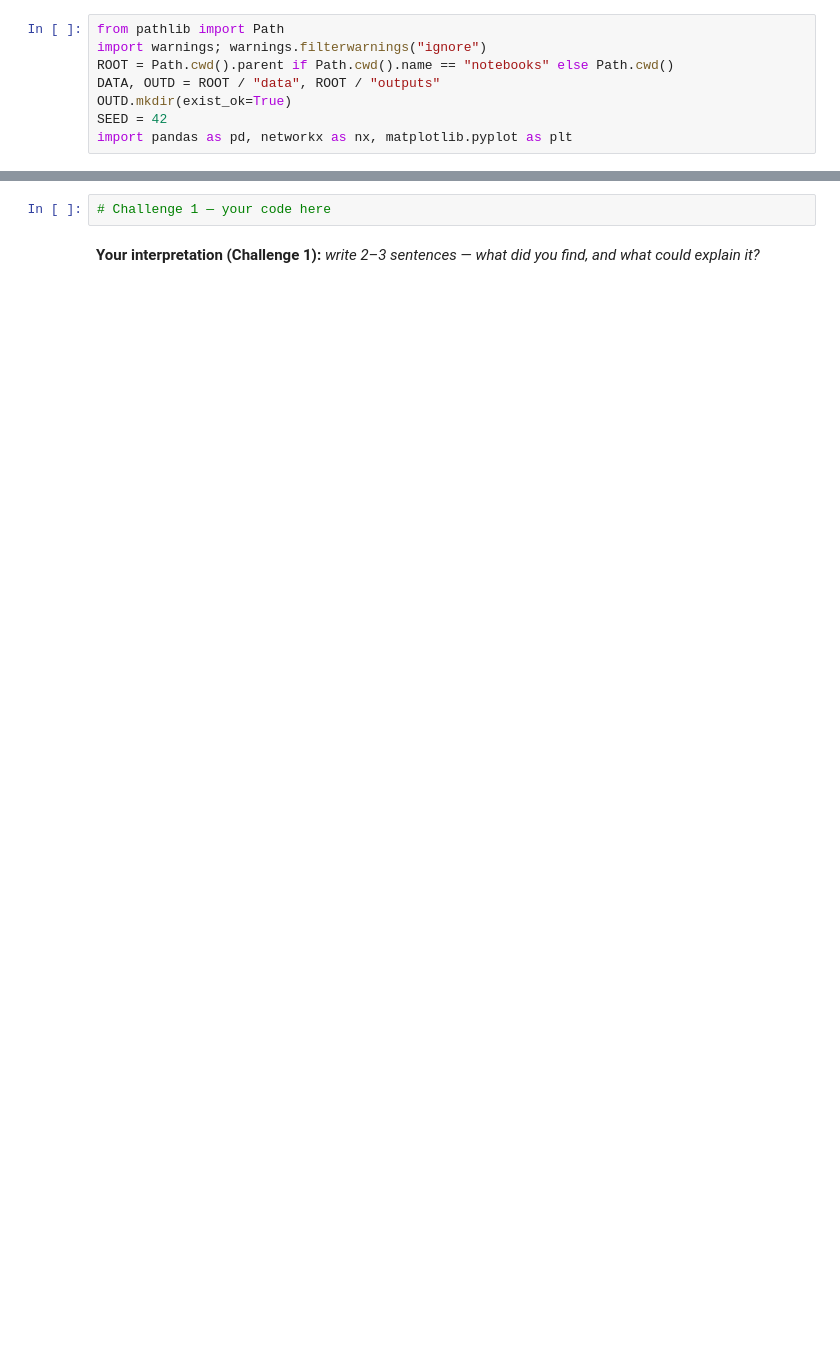
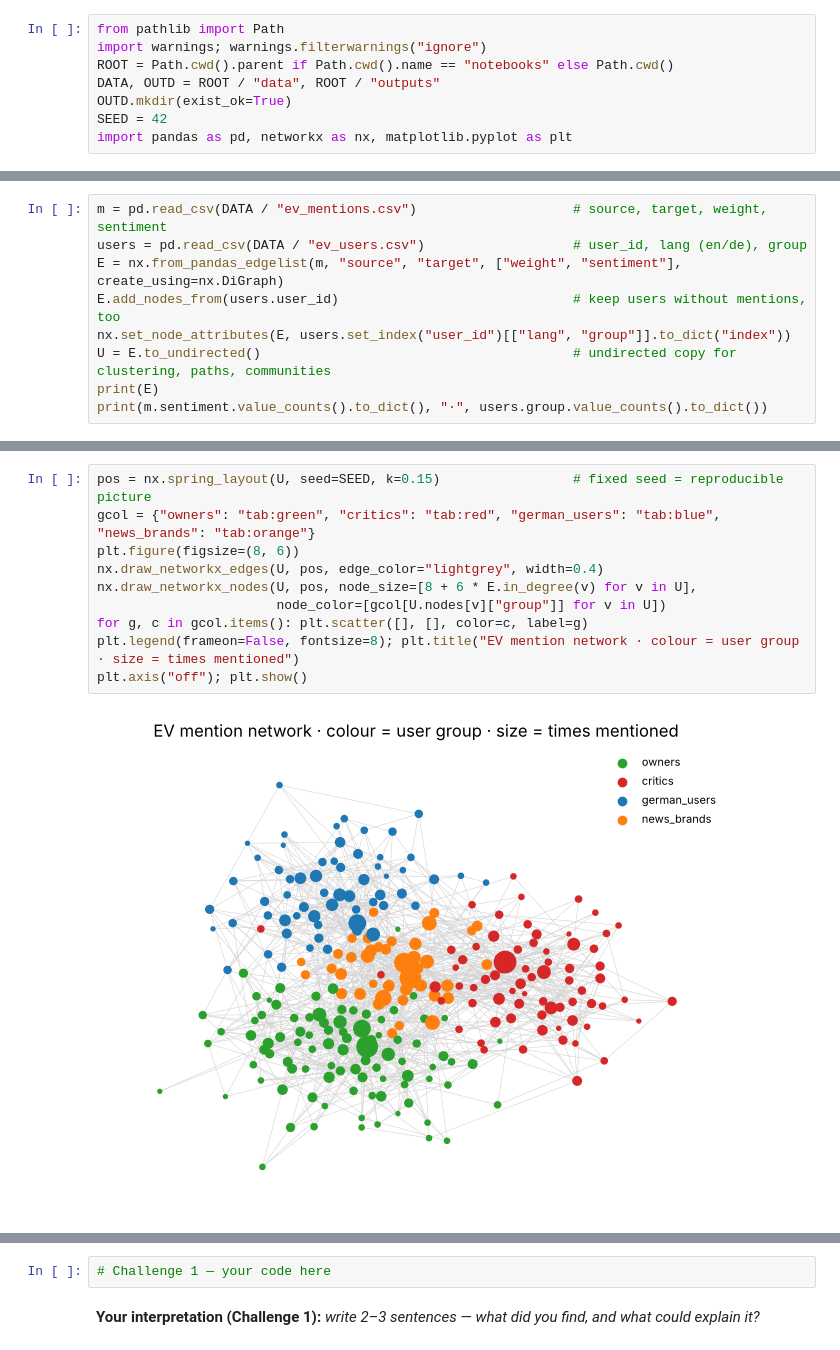
Before and after one commit to MehrdadJalali-AI/SocialMediaAnayltics, a Jupyter notebook: notebooks/Lab4.1_Networks.ipynb, the cells around one changed output, grey strips where cells are left out. Cells and saved outputs as stored; diff of their text form; blank space fills up the shorter version.

```diff
--- a/notebooks/Lab4.1_Networks.ipynb
+++ b/notebooks/Lab4.1_Networks.ipynb
@@ -50,0 +22,9 @@ Top 5 by degree, betweenness, closeness and PageRank. Which node ranks very diff
+# %%
+m = pd.read_csv(DATA / "ev_mentions.csv")                    # source, target, weight, sentiment
+users = pd.read_csv(DATA / "ev_users.csv")                   # user_id, lang (en/de), group
+E = nx.from_pandas_edgelist(m, "source", "target", ["weight", "sentiment"], create_using=nx.DiGraph)
+E.add_nodes_from(users.user_id)                              # keep users without mentions, too
+nx.set_node_attributes(E, users.set_index("user_id")[["lang", "group"]].to_dict("index"))
+U = E.to_undirected()                                        # undirected copy for clustering, paths, communities
+print(E)
+print(m.sentiment.value_counts().to_dict(), "·", users.group.value_counts().to_dict())
@@ -50,0 +49,12 @@ Top 5 by degree, betweenness, closeness and PageRank. Which node ranks very diff
+# %%
+pos = nx.spring_layout(U, seed=SEED, k=0.15)                 # fixed seed = reproducible picture
+gcol = {"owners": "tab:green", "critics": "tab:red", "german_users": "tab:blue", "news_brands": "tab:orange"}
+plt.figure(figsize=(8, 6))
+nx.draw_networkx_edges(U, pos, edge_color="lightgrey", width=0.4)
+nx.draw_networkx_nodes(U, pos, node_size=[8 + 6 * E.in_degree(v) for v in U],
+                       node_color=[gcol[U.nodes[v]["group"]] for v in U])
+for g, c in gcol.items(): plt.scatter([], [], color=c, label=g)
+plt.legend(frameon=False, fontsize=8); plt.title("EV mention network · colour = user group · size = times mentioned")
+plt.axis("off"); plt.show()
+# %% [output]
+[figure, added]
```
Also changed, not shown: parts of 19 cells of this notebook, 4 other files.
